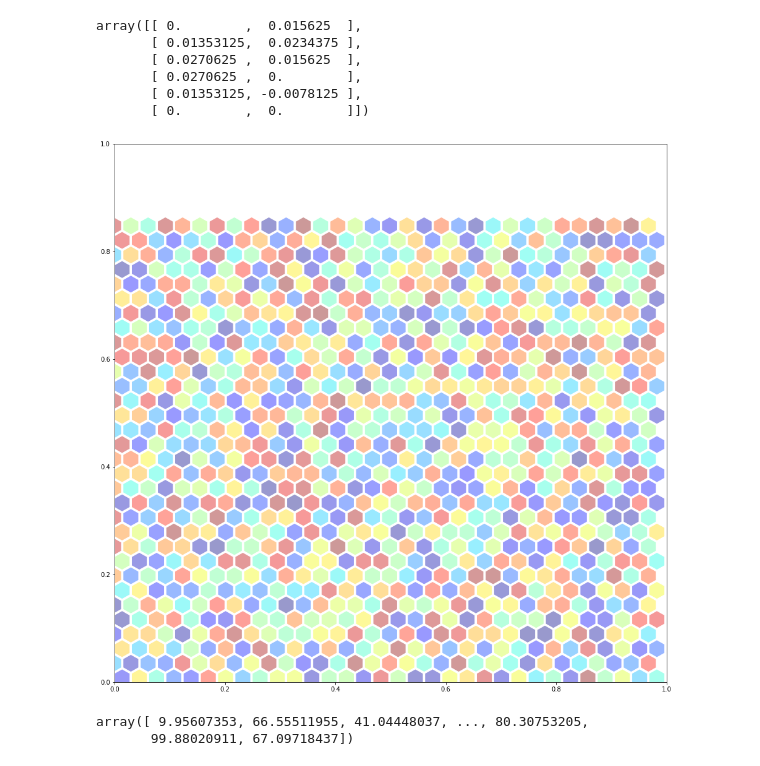
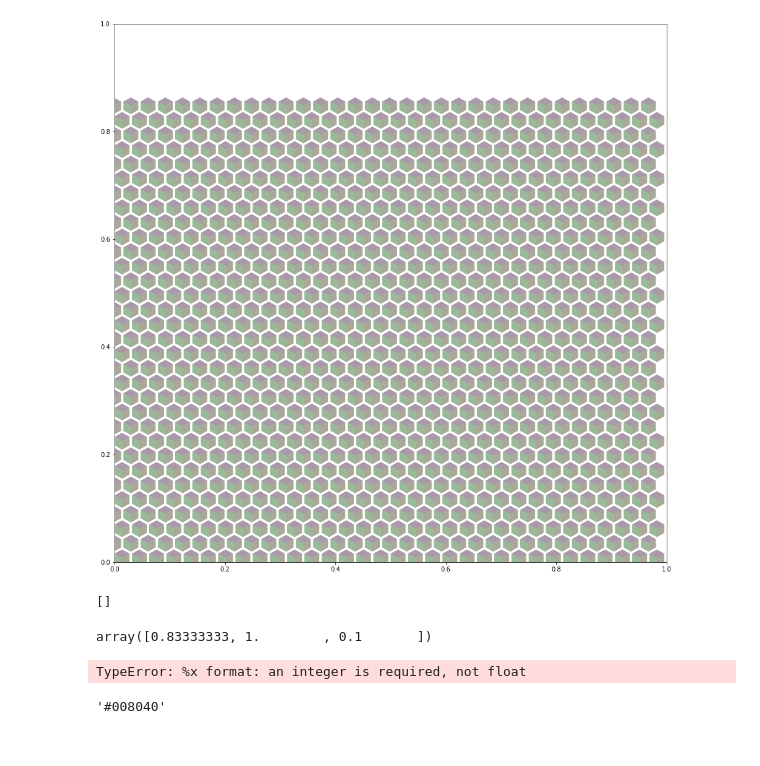
Before and after one commit to jhuessy/box_quilt, a Jupyter notebook: box_quilt1.ipynb, the cells around one changed output. Cells and saved outputs as stored; diff of their text form; code cells hidden in the pictures.

Commit message:
colors halfway solved

```diff
--- a/box_quilt1.ipynb
+++ b/box_quilt1.ipynb
@@ -13,49 +13,81 @@ a = np.array([[0,0.015625],
               [0.015625*2*.866,0],
               [0.015625*.866,0.015625*-.5],
               [0,0]])
-a
+a1=np.array([[0,0.015625],
+              [0.015625*.866,0.015625*1.5],
+              [0.015625*2*.866,0.015625],
+             [0.015625*.866,0.015625*.5]])
+a2=np.array([[0.015625*2*.866,0.015625],
+              [0.015625*2*.866,0],
+              [0.015625*.866,0.015625*-.5],
+              [0.015625*.866,0.015625*.5]])
+a3=np.array([[0,0.015625],
+              [0.015625*.866,0.015625*.5],
+              [0.015625*.866,0.015625*-.5],
+              [0,0]])
-# %% [output]
-array([[ 0.        ,  0.015625  ],
-       [ 0.01353125,  0.0234375 ],
-       [ 0.0270625 ,  0.015625  ],
-       [ 0.0270625 ,  0.        ],
-       [ 0.01353125, -0.0078125 ],
-       [ 0.        ,  0.        ]])
 # %%
 fig, ax = plt.subplots(figsize=(16,16))
-
+colors = []
+col1=[.16,0,.16]
+col2=[.16,.16,0]
+col3=[0,.32,0]
 patches = []
 for i in range(32):
     for j in range(32):
         if i%2==0:
             b=np.array([[2*j*0.015625,i*1.734*0.015625],
                        [2*j*0.015625,i*1.734*0.015625],
                        [2*j*0.015625,i*1.734*0.015625],
-                       [2*j*0.015625,i*1.734*0.015625],
-                       [2*j*0.015625,i*1.734*0.015625],
                        [2*j*0.015625,i*1.734*0.015625]])
+                        if j%6>0|j%6<4:
+                            colcol=[-.1,-.1,-.1 ]
+                        elif j%6=4:
+                            colcol=[-.05,-.05,-.05]
+                        elif j%6=5:
+                            colcol=[0,0,0]
+                        elif j%6=0:
+                            colcol=[-.05,-.05,-.05]
         elif i%2==1:
             b= np.array([[2*j*0.015625-.983*0.015625,i*1.734*0.015625],
                        [2*j*0.015625-.983*0.015625,i*1.734*0.015625],
                        [2*j*0.015625-.983*0.015625,i*1.734*0.015625],
-                       [2*j*0.015625-.983*0.015625,i*1.734*0.015625],
-                       [2*j*0.015625-.983*0.015625,i*1.734*0.015625],
                        [2*j*0.015625-.983*0.015625,i*1.734*0.015625]])
-        c=a+b
-        polygon = Polygon(c, True)
-        patches.append(polygon)
+                        if j%3==0:
+                           colcol=[-.1,-.1,-.1]
+                        elif j%3 > 0:
+                            colcol=[-.05,-.05,-.05]
+        c1=a1+b
+        c2=a2+b
+        c3=a3+b
+        rowcol=[(32-i)/48,(32-2*((i-16)**2)**.5)/48,i/48]
+        polygon1 = Polygon(c1, True)
+        patches.append(polygon1)
+        colors.append(tuple(col1+rowcol+colcol))
+        polygon2 = Polygon(c2, True)
+        patches.append(polygon2)
+        colors.append(tuple(col1+rowcol+colcol))
+        polygon3 = Polygon(c3, True)
+        patches.append(polygon3)
+        colors.append(tuple(col1+rowcol+colcol))
 
-
-p = PatchCollection(patches, cmap=matplotlib.cm.jet, alpha=0.4)
-
-colors = 100*np.random.rand(len(patches))
-p.set_array(np.array(colors))
+p = PatchCollection(patches, facecolors=colors,cmap=matplotlib.cm.jet, alpha=0.4)
 ax.add_collection(p)
 plt.show()
 # %% [output]
-[figure, old version]
+[figure, new version]
 # %%
 colors
 # %% [output]
-array([ 9.95607353, 66.55511955, 41.04448037, ..., 80.30753205,
-       99.88020911, 67.09718437])
+[]
+# %%
+col1
+# %% [output]
+array([0.83333333, 1.        , 0.1       ])
+# %%
+'#%02x%02x%02x' % (col1)
+# %% [output]
+TypeError: %x format: an integer is required, not float
+# %%
+'#%02x%02x%02x' % (0, 128, 64)
+# %% [output]
+'#008040'
```
Also changed, not shown: parts of 1 cell of this notebook.
